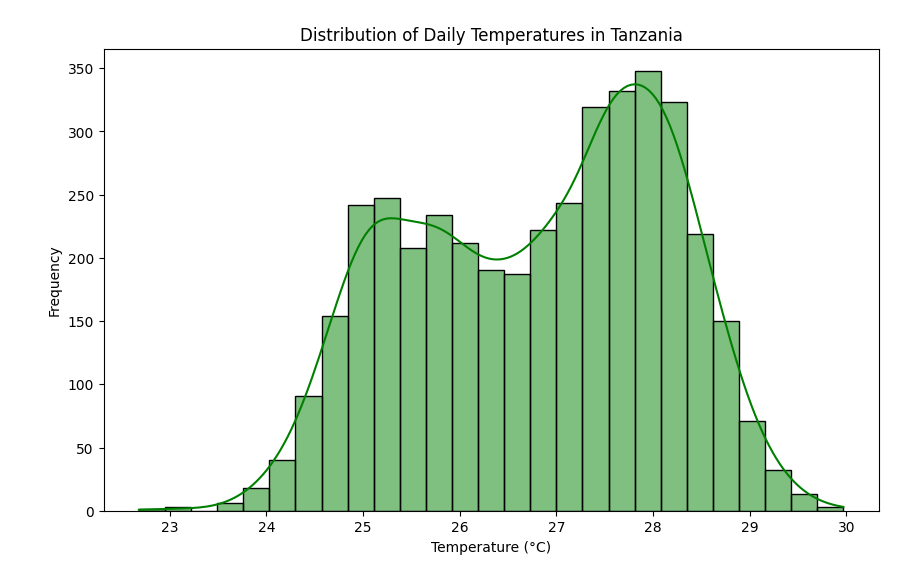
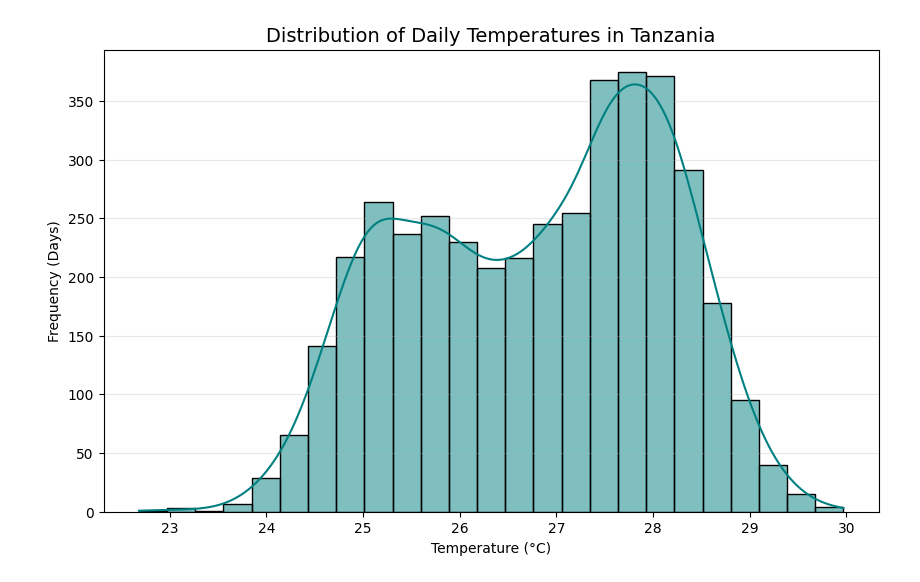
Before and after one commit to meba-tesfaye/climate-challenge-week0, a Jupyter notebook: tanzania_eda.ipynb, the cells around one changed output. Drawn from its saved outputs; the diff is of its cells as text; code cells hidden in the pictures.

```diff
--- a/tanzania_eda.ipynb
+++ b/tanzania_eda.ipynb
@@ -46,0 +44,22 @@ print("✅ Success! Check your data folder for tanzania_clean.csv")
+# %%
+import pandas as pd
+import matplotlib.pyplot as plt
+import seaborn as sns
+import numpy as np
+import warnings
+warnings.filterwarnings('ignore')
+
+# 1. Load the Tanzania Data
+df = pd.read_csv("data/tanzania_clean.csv")
+
+# 2. Display the first 5 rows (The visual check)
+print("--- Tanzania Data Preview ---")
+display(df.head())
+
+# 3. Generate the Summary Table (The statistical check)
+# This matches the 'all-inclusive' look of your previous countries
+print("\n--- Tanzania Statistical Summary ---")
+tanzania_summary = df.describe(include='all')
+
+# Displaying the final table
+tanzania_summary
@@ -47,9 +114,13 @@ print("✅ Success! Check your data folder for tanzania_clean.csv")
 # %%
 plt.figure(figsize=(10, 6))
-sns.histplot(df['T2M'], kde=True, color='green')
-plt.title('Distribution of Daily Temperatures in Tanzania')
+
+# Using a "tropical" color like teal or sea-green
+sns.histplot(df['T2M'], bins=25, kde=True, color='teal')
+
+plt.title('Distribution of Daily Temperatures in Tanzania', fontsize=14)
 plt.xlabel('Temperature (°C)')
-plt.ylabel('Frequency')
+plt.ylabel('Frequency (Days)')
+plt.grid(axis='y', alpha=0.3)
 plt.show()
 # %% [output]
-[figure, old version]
+[figure, new version]
```
Also changed, not shown: parts of 10 cells of this notebook, 3 other files.
